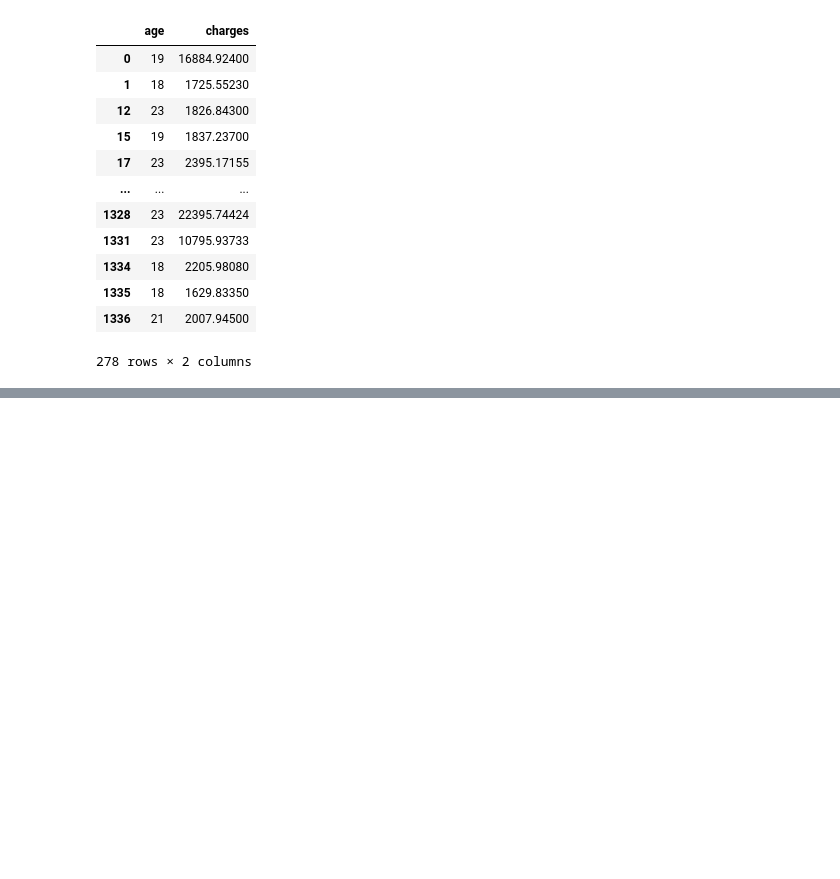
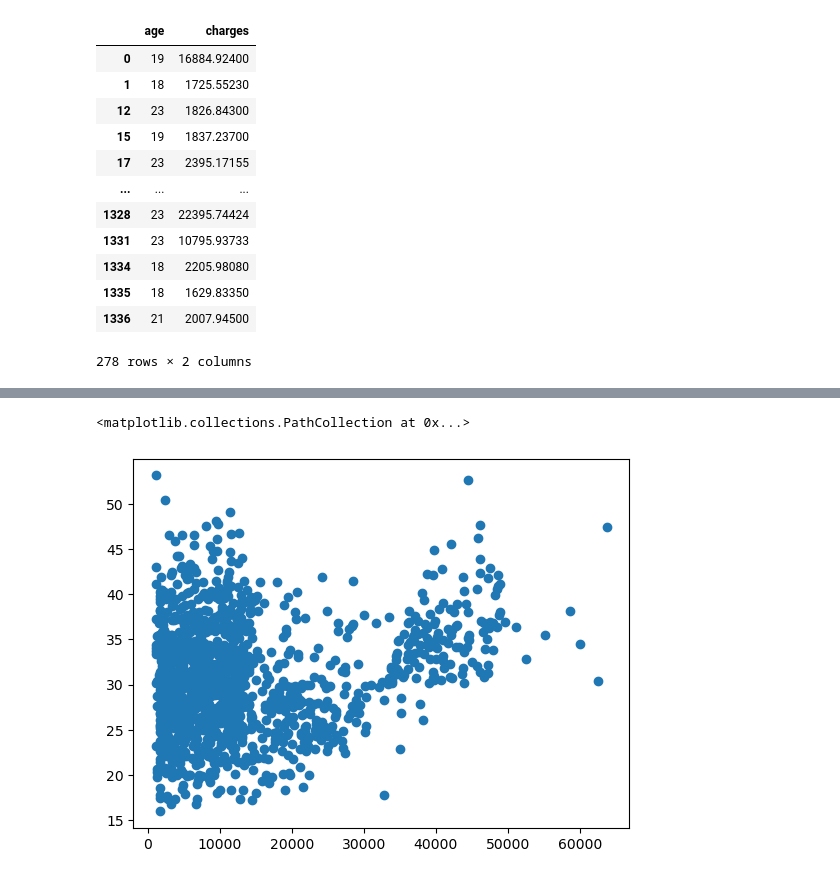
Before and after one commit to CarlosZaragozaBeato/Machine-Learning, a Jupyter notebook: first/insurance_example.ipynb, the cells around one changed output, grey strips where cells are left out. Drawn from its saved outputs; the diff is of its cells as text; code cells hidden in the pictures; blank space fills up the shorter version.

```diff
--- a/first/insurance_example.ipynb
+++ b/first/insurance_example.ipynb
@@ -140,0 +190,5 @@ dtype: float64
+# %%
+plt.scatter(data['charges'],data['bmi'])
+# %% [output]
+<matplotlib.collections.PathCollection at 0x...>
+[figure, added]
```
Also changed, not shown: parts of 35 cells of this notebook.
